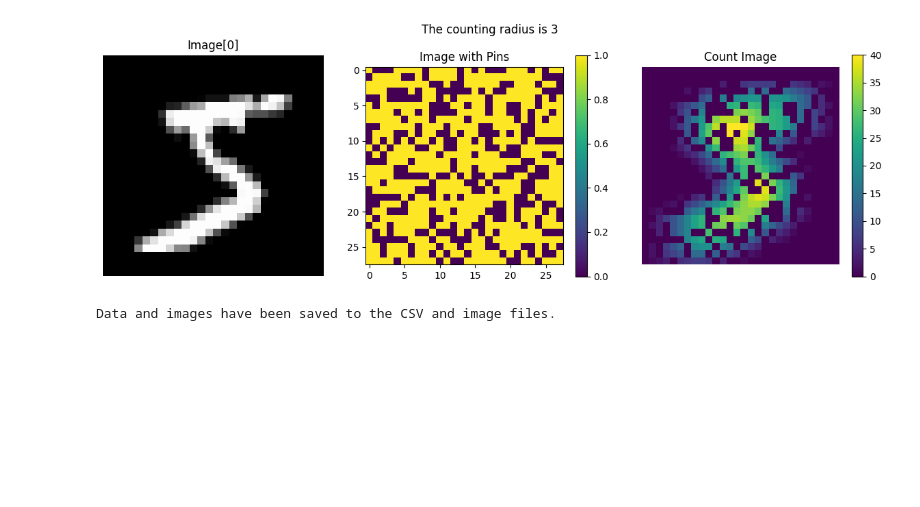
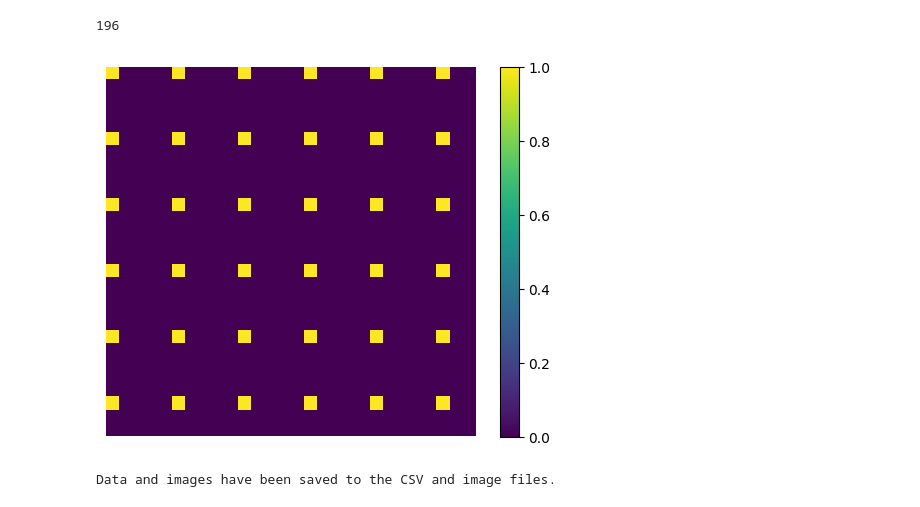
Before and after one commit to neu-spiral/Neural-Point-Processes, a Jupyter notebook: PinMNIST.ipynb, the cells around one changed output. Cells and saved outputs as stored; diff of their text form; code cells hidden in the pictures; blank space fills up the shorter version.

Commit message:
mesh MNIST

```diff
--- a/PinMNIST.ipynb
+++ b/PinMNIST.ipynb
@@ -116,15 +131,25 @@ def gen_pins(image, n):
+# %%
+# Load the original MNIST dataset
+original_mnist = torchvision.datasets.MNIST(root='./data', train=True, download=True)
+
+# Shuffle the original MNIST dataset
+random.shuffle(original_mnist.data)
+
+# Initialize lists to store images, pins, and count images
+images = []
+pins = []
+labels = []
+i=0
+d=2
+mnist_image = original_mnist.data[i] / 255.0  # Normalize to [0, 1]
+pin_locations = gen_mesh_pins(mnist_image, d)
+len(pin_locations)
+# %% [output]
+196
 # %%
-# # Load a binary image (0s and 1s)
-# binary_image = np.array([[0, 1, 0, 0, 1],
-#                   [0, 1, 1, 0, 0],
-#                   [0, 0, 1, 0, 1],
-#                   [1, 0, 1, 0, 1],
-#                   [1, 1, 1, 0, 0]])
-
-
 def count_within_radius(image, center_x, center_y, radius):
     """
-    Count the number of pixels with value 1 within a specified radius around a given pixel.
+    Count the number of pixels with value larger than 0 within a specified radius around a given pixel.
 
     Args:
     image (numpy.ndarray): Binary image where 1 represents the object and 0 the background.
@@ -142,7 +167,7 @@ def count_within_radius(image, center_x, center_y, radius):
         for y in range(center_y - radius, center_y + radius + 1):
             if 0 <= x < h and 0 <= y < w:
                 if image[x, y] > 0:
-                    count += 1
+                    count += image[x, y]
 
     return count
 
@@ -170,12 +195,12 @@ def count_pins(binary_image, pins, radius):
     numpy.ndarray: An image with counts of adjacent ones within the specified radius around the points.
     """
     # Initialize an empty count image with the same shape as the binary image
-    count_image = np.zeros_like(binary_image, dtype=np.uint8)
-
+    # count_image = np.zeros_like(binary_image, dtype=np.uint8)
+    counted_pins = []
     for pin in pins:
         x, y = pin
         count = count_within_radius(binary_image, x, y, radius)
-        count_image[x, y] = count
+        counted_pins.append(count)
 
-    return count_image
+    return counted_pins
 # %%
@@ -236,56 +266,34 @@ images, pins, count_images = PinMNIST(n, n_pin_max, r)
 # %%
 def visualize_pins(image, pins, color_map='viridis'):
     """
     Visualize pin locations with color mapping for the values and displaying the image using plt.imshow.
 
     Args:
     image (numpy.ndarray): Binary image.
     pins (list of tuples): List of (x, y) coordinate tuples representing pin locations.
     color_map (str): The colormap to use for displaying the values.
 
     """
     # Create a copy of the image to avoid modifying the original
     image_with_pins = np.zeros_like(image.detach().cpu().numpy().copy())
 
     # Set the locations with pins to 1
     for pin in pins:
         x, y = pin
         image_with_pins[x, y] = 1
 
+    # Display the image with pins and values using plt.imshow
+    plt.imshow(image_with_pins, cmap=color_map)
+    plt.colorbar()
+    plt.axis('off')  # Hide axes
+    plt.show()
+
     return image_with_pins
-    # # Display the image with pins and values using plt.imshow
-    # plt.imshow(image_with_pins, cmap=color_map)
-    # plt.colorbar()
-    # plt.axis('off')  # Hide axes
-    # plt.show()
+
 
 
 # Assuming 'image' is the binary image and 'pins' is the list of (x, y) coordinate tuples
-# visualize_pins(images[0], pins[0], color_map='viridis')
+image_with_pins = visualize_pins(images[0], pins[0], color_map='viridis')
+# %% [output]
+[figure, added]
-# %%
-
-# Create a subplot with three columns
-fig, axes = plt.subplots(1, 3, figsize=(12, 4))
-
-# Display the original binary image (image[0]) in the first column
-axes[0].imshow(images[0], cmap='gray')
-axes[0].set_title("Image[0]")
-axes[0].axis('off')
-
-# # Display the image with pins and color mapping in the second column
-axes[1].imshow(visualize_pins(images[0], pins[0]), cmap='viridis')
-cbar1 = plt.colorbar(axes[1].images[0], ax=axes[1])  # Add colorbar to axes[1]
-axes[1].set_title("Image with Pins")
-
-# Display the count image (count_images[0]) in the third column
-im = axes[2].imshow(count_images[0], cmap='viridis')
-cbar2 = plt.colorbar(im, ax=axes[2])  # Add colorbar to axes[2]
-axes[2].set_title("Count Image")
-axes[2].axis('off')
-
-plt.suptitle("The counting radius is 3")
-plt.tight_layout()
-plt.show()
-# %% [output]
-[figure, old version]
 # %%
```
Also changed, not shown: parts of 6 cells of this notebook.
